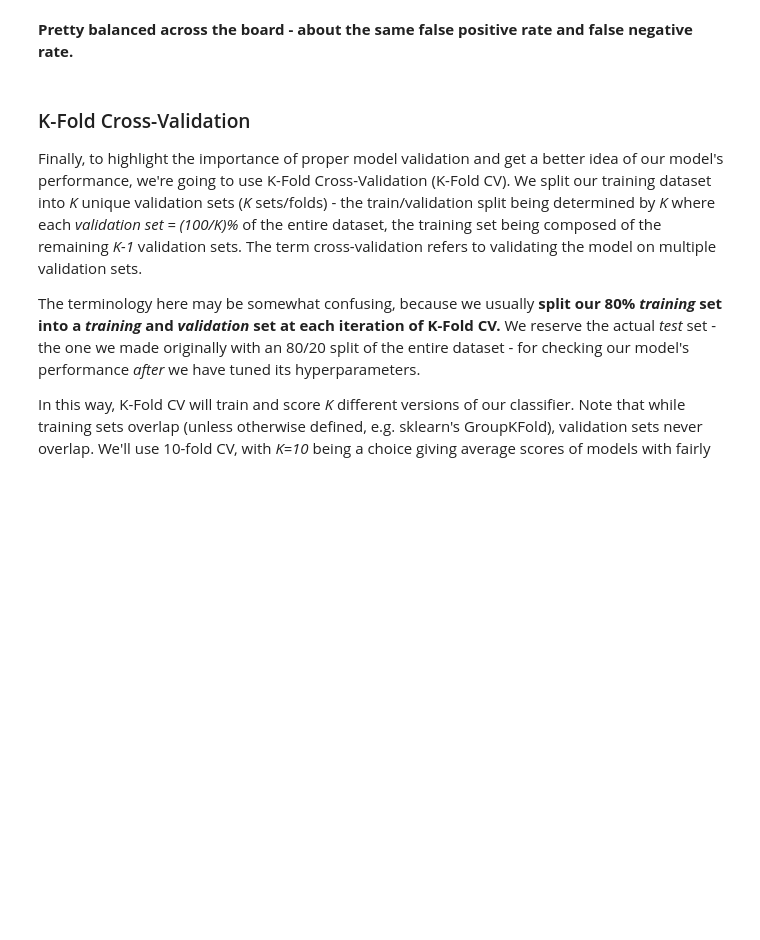
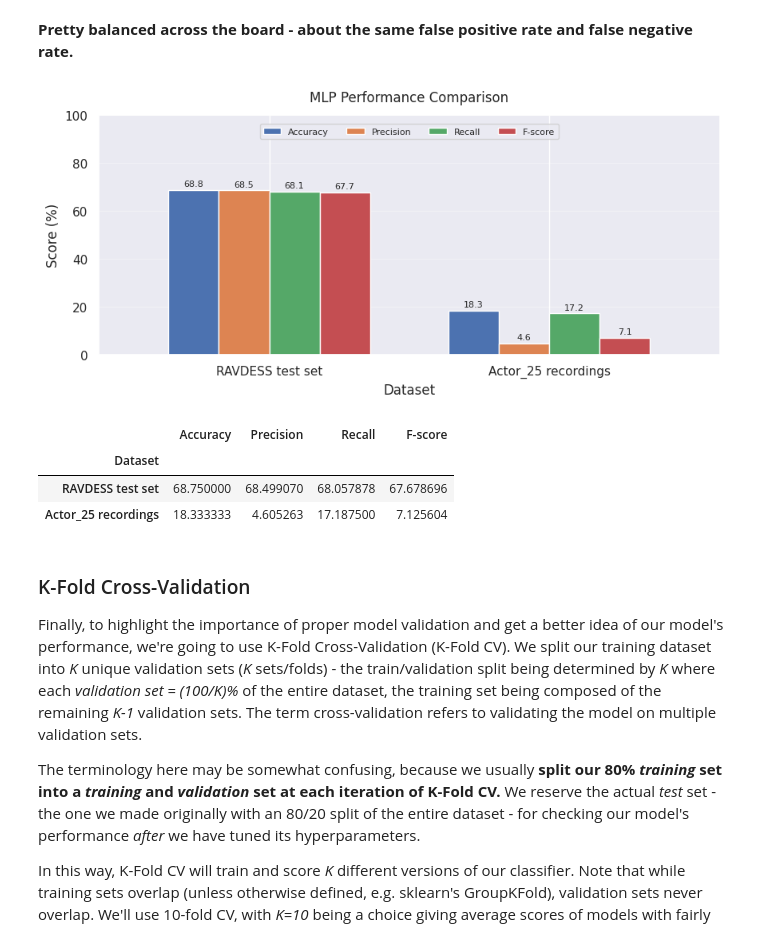
Before and after one commit to las21-sfu/LaraineSimWeek4-NeuralNetworks, a Jupyter notebook: Week4__Neural_Networks.ipynb, the cells around one changed output. Drawn from its saved outputs; the diff is of its cells as text; code cells hidden in the pictures; blank space fills up the shorter version.

```diff
--- a/Week4__Neural_Networks.ipynb
+++ b/Week4__Neural_Networks.ipynb
@@ -782,5 +948,46 @@ Test Set F-score score =  68.1%
 # %% [markdown]
 **Pretty balanced across the board - about the same false positive rate and false negative rate.**
+# %%
+test_emotion_groundtruth_flat = pd.Series(np.asarray(y_test).ravel(), name='emotion')
+
+metrics_comparison_df = pd.DataFrame([
+    {
+        'Dataset': 'RAVDESS test set',
+        'Accuracy': 100*accuracy_score(test_emotion_groundtruth_flat, y_pred),
+        'Precision': 100*precision_score(test_emotion_groundtruth_flat, y_pred, average='macro', labels=emotion_list, zero_division=0),
+        'Recall': 100*recall_score(test_emotion_groundtruth_flat, y_pred, average='macro', labels=emotion_list, zero_division=0),
+        'F-score': 100*f1_score(test_emotion_groundtruth_flat, y_pred, average='macro', labels=emotion_list, zero_division=0),
+    },
+    {
+        'Dataset': 'Actor_25 recordings',
+        'Accuracy': 100*accuracy_score(actor25_emotion_groundtruth, actor25_emotion_predictions),
+        'Precision': 100*precision_score(actor25_emotion_groundtruth, actor25_emotion_predictions, average='macro', labels=emotion_list, zero_division=0),
+        'Recall': 100*recall_score(actor25_emotion_groundtruth, actor25_emotion_predictions, average='macro', labels=emotion_list, zero_division=0),
+        'F-score': 100*f1_score(actor25_emotion_groundtruth, actor25_emotion_predictions, average='macro', labels=emotion_list, zero_division=0),
+    },
+]).set_index('Dataset')
+
+sn.set_theme(style='darkgrid', font_scale=1.0)
+fig, ax = plt.subplots(figsize=(8.8, 4.2))
+metrics_comparison_df.plot(kind='bar', ax=ax, ylim=(0,100), rot=0, width=0.72)
+ax.set_title('MLP Performance Comparison', pad=12)
+ax.set_ylabel('Score (%)')
+ax.set_xlabel('Dataset')
+ax.grid(axis='y', alpha=0.35)
+ax.set_axisbelow(True)
+for container in ax.containers:
+    ax.bar_label(container, fmt='%.1f', fontsize=8, padding=2)
+ax.legend(loc='upper center', bbox_to_anchor=(0.5, 0.98), ncol=4, frameon=True, fontsize=8)
+fig.tight_layout()
+plt.show()
+
+metrics_comparison_df
+# %% [output]
+[figure, added]
+|  | Accuracy | Precision | Recall | F-score |
+| Dataset |  |  |  |  |
+| RAVDESS test set | 68.750000 | 68.499070 | 68.057878 | 67.678696 |
+| Actor_25 recordings | 18.333333 | 4.605263 | 17.187500 | 7.125604 |
 # %% [markdown]
 ### K-Fold Cross-Validation
 Finally, to highlight the importance of proper model validation and get a better idea of our model's performance,
```
Also changed, not shown: parts of 9 cells of this notebook.
